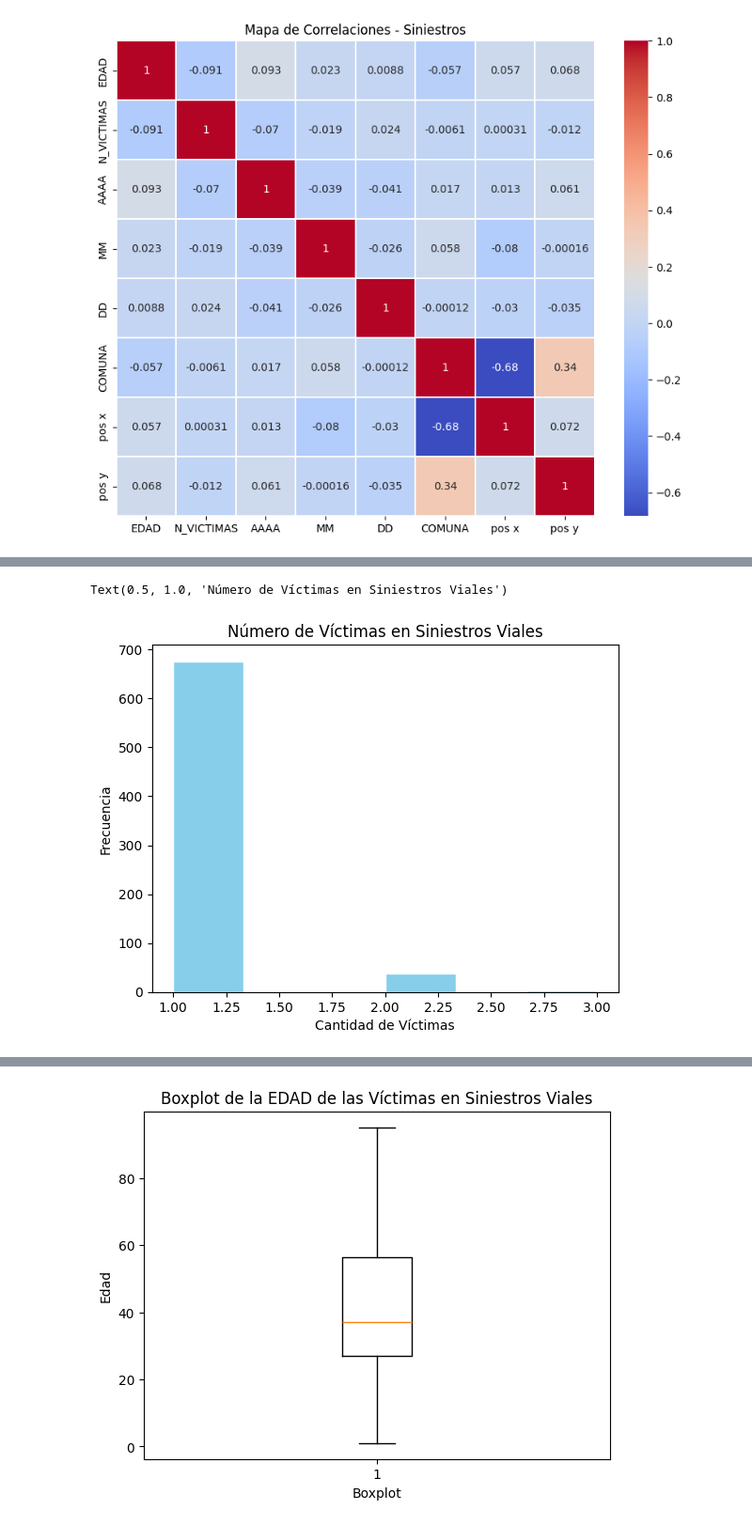
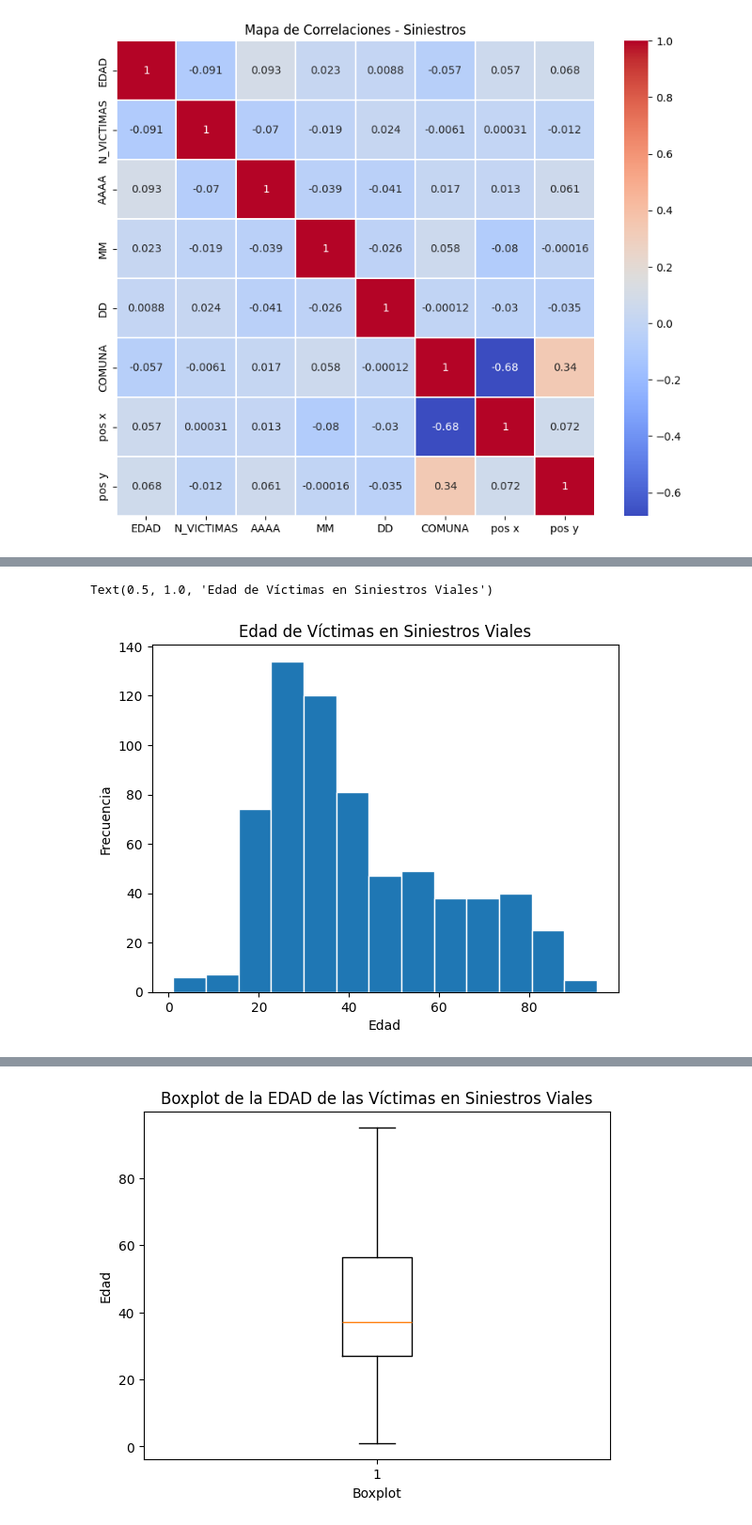
Before and after one commit to mteresalaurac/HenryP2, a Jupyter notebook: EDA.ipynb, the cells around one changed output, grey strips where cells are left out. Shown at 94% size. Drawn from its saved outputs; the diff is of its cells as text; code cells hidden in the pictures.

```diff
--- a/EDA.ipynb
+++ b/EDA.ipynb
@@ -422,13 +572,13 @@ dtype: float64
 # %%
 #Histograma
-#Voy a ver la frecuenta del numero de victimas
+#Voy a ver la frecuencia de edad de las victimas
+numero_victimas = data['EDAD']
+plt.hist(numero_victimas, bins=13, edgecolor='white') # Elige el número de bins apropiado
+plt.xlabel('Edad')
+plt.ylabel('Frecuencia')
+plt.title('Edad de Víctimas en Siniestros Viales')
 
-numero_victimas = data['N_VICTIMAS']
-plt.hist(numero_victimas, bins=6, color='skyblue', edgecolor='white') # Elige el número de bins apropiado
-plt.xlabel('Cantidad de Víctimas')
-plt.ylabel('Frecuencia')
-plt.title('Número de Víctimas en Siniestros Viales')
-#Practicamente hay 1 victima por accidente
+#La mayoría de las victimas tienen entre 20 y 30 años
 # %% [output]
-Text(0.5, 1.0, 'Número de Víctimas en Siniestros Viales')
+Text(0.5, 1.0, 'Edad de Víctimas en Siniestros Viales')
-[figure, old version]
+[figure, new version]
```
Also changed, not shown: parts of 20 cells of this notebook.
